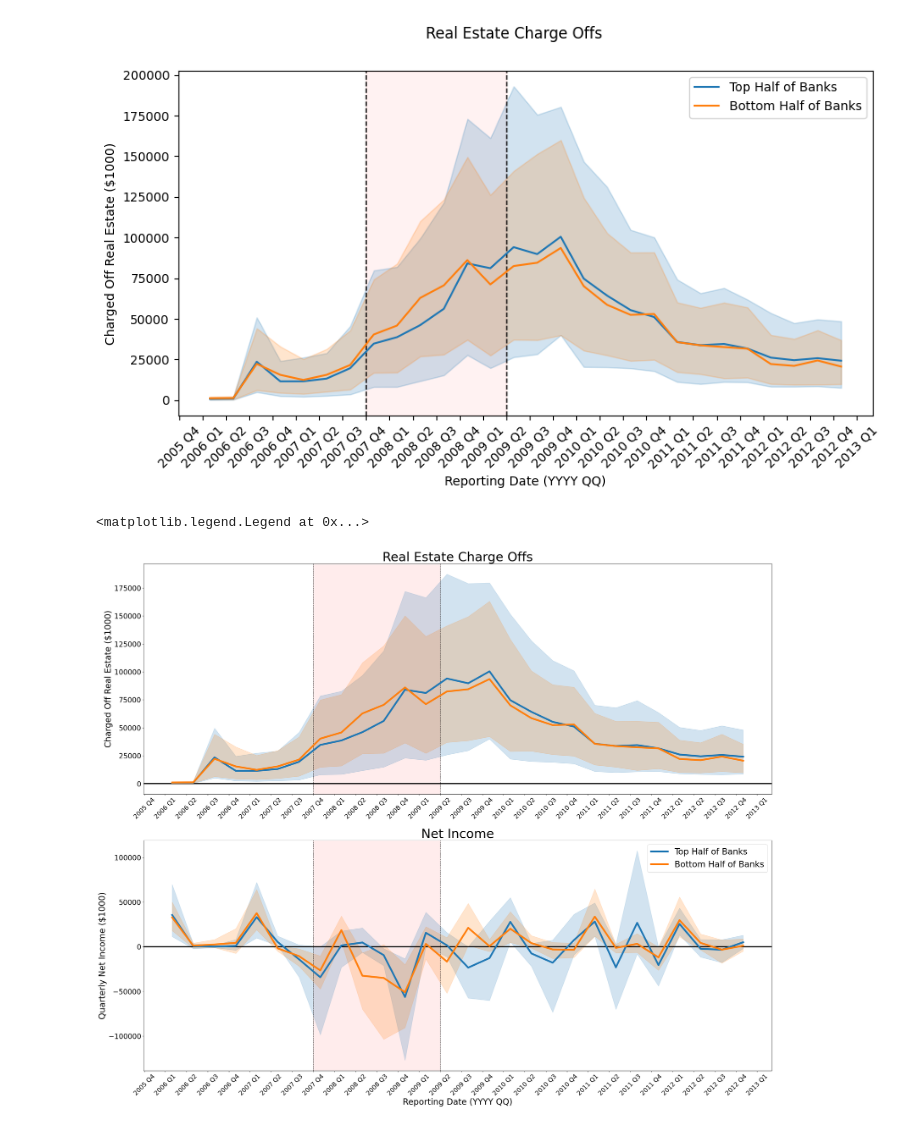
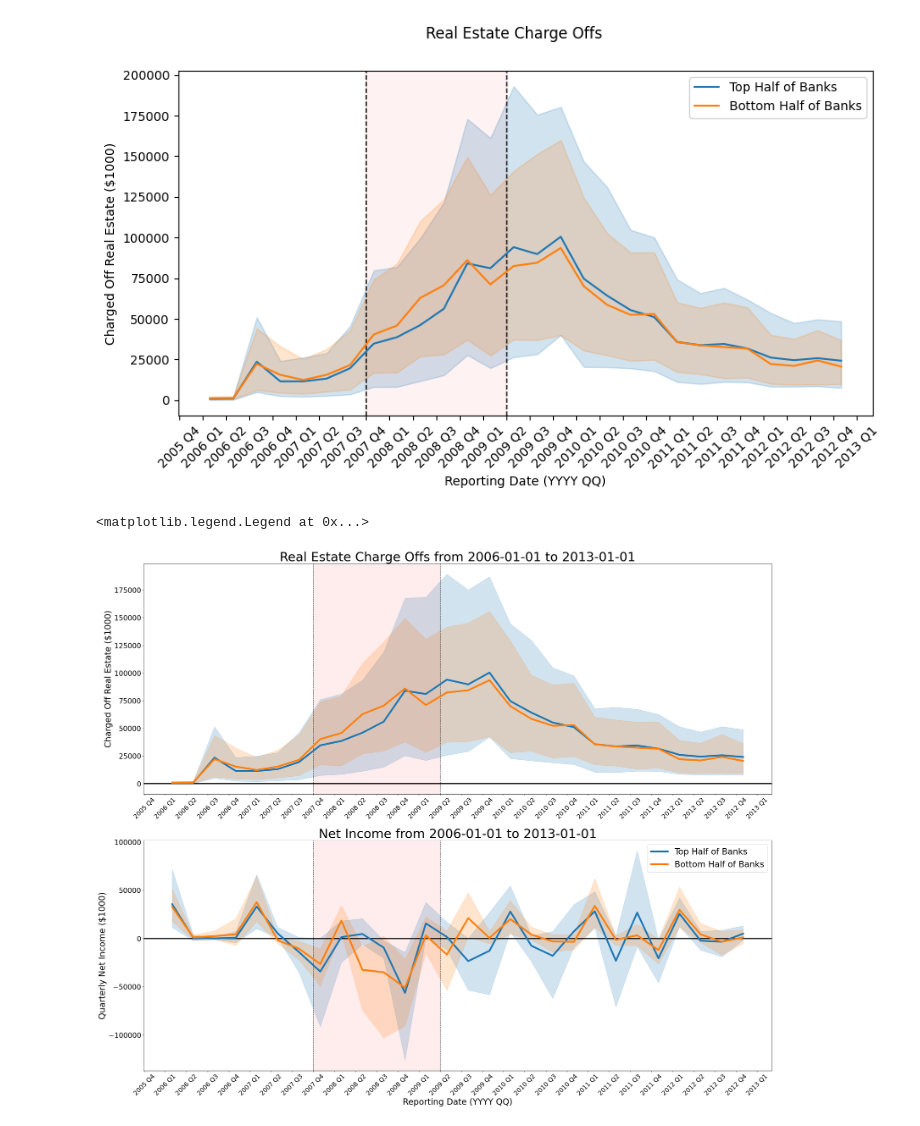
Before and after one commit to jmanacid1/DSE-Project, a Jupyter notebook: Visualize_Crash_Cleaned.ipynb, the cells around one changed output. Cells and saved outputs as stored; diff of their text form; code cells hidden in the pictures.

Commit message:
Add dates to figure titles

```diff
--- a/Visualize_Crash_Cleaned.ipynb
+++ b/Visualize_Crash_Cleaned.ipynb
@@ -263,13 +263,11 @@ Text(0, 0.5, 'Charged Off Real Estate ($1000)')
 # %%
 #create full figure of charge offs and net income over time
 
-import seaborn as sns
-import matplotlib.dates as mdates
-from matplotlib.ticker import FuncFormatter
-
 #set date range
-start_date = pd.to_datetime('2006-01-01')
-end_date = pd.to_datetime('2013-01-01')
+start_date_string = '2006-01-01'
+end_date_string = '2013-01-01'
+start_date = pd.to_datetime(start_date_string)
+end_date = pd.to_datetime(end_date_string)
 
 #sort and filter data
 sns_combined_df_2008 = combined_df_2.sort_values(['legal_name', 'year', 'quarter'])
@@ -285,8 +283,8 @@ fig, axes = plt.subplots(figsize=(32, 26), nrows = 2)
 
 dates = sns_combined_df_2008['quarter']
 
-axes[0].set_title('Real Estate Charge Offs', fontsize = 36)
-axes[1].set_title('Net Income', fontsize = 36)
+axes[0].set_title(f'Real Estate Charge Offs from {start_date_string} to {end_date_string}', fontsize = 36)
+axes[1].set_title(f'Net Income from {start_date_string} to {end_date_string}', fontsize = 36)
 
 #set ticks as year and quarter for readability
 axes[0].xaxis.set_major_locator(mdates.MonthLocator(interval=3))
@@ -314,34 +312,34 @@ axes[0].axvspan(pd.Timestamp("2007-12-01"),
            alpha=0.075)
 
 axes[1].axvline(x=pd.Timestamp("2007-12-01"), color='k', linestyle='--', linewidth=1)
 axes[1].axvline(x=pd.Timestamp("2009-6-01"), color='k', linestyle='--', linewidth=1)
 axes[1].axhline(y=0, color='k', linestyle='-', linewidth=3)
 
 axes[1].axvspan(pd.Timestamp("2007-12-01"),
            pd.Timestamp("2009-06-01"),
            color='red',
            alpha=0.075)
 
 sns.lineplot(data=sns_combined_df_top_half_2008, x='quarter', y=y, ax=axes[0], linewidth=5)
 sns.lineplot(data=sns_combined_df_bottom_half_2008, x='quarter', y=y, ax=axes[0], linewidth=5)
 
 sns.lineplot(data=sns_combined_df_top_half_2008, x='quarter', y='Quarterly_NET_INCOME', label = 'Top Half of Banks', ax=axes[1], linewidth=5)
 sns.lineplot(data=sns_combined_df_bottom_half_2008, x='quarter', y='Quarterly_NET_INCOME', label = 'Bottom Half of Banks', ax=axes[1], linewidth=5)
 
 axes[0].tick_params(axis='x', rotation=45, labelsize = 18)
 axes[0].tick_params(axis='y', labelsize = 20)
 axes[0].set_xlabel('')
 axes[0].set_ylabel('Charged Off Real Estate ($1000)', fontsize = 24)
 
 axes[1].tick_params(axis='x', rotation=45, labelsize = 18)
 axes[1].tick_params(axis='y', labelsize = 20)
 axes[1].set_xlabel('Reporting Date (YYYY QQ)', fontsize = 24)
 axes[1].set_ylabel('Quarterly Net Income ($1000)', fontsize = 24)
 
 plt.legend(fontsize=24)
 # %% [output]
 <matplotlib.legend.Legend at 0x...>
-[figure, old version]
+[figure, new version]
 # %%
 #full figure for covid
 
```
Also changed, not shown: parts of 1 cell of this notebook.
